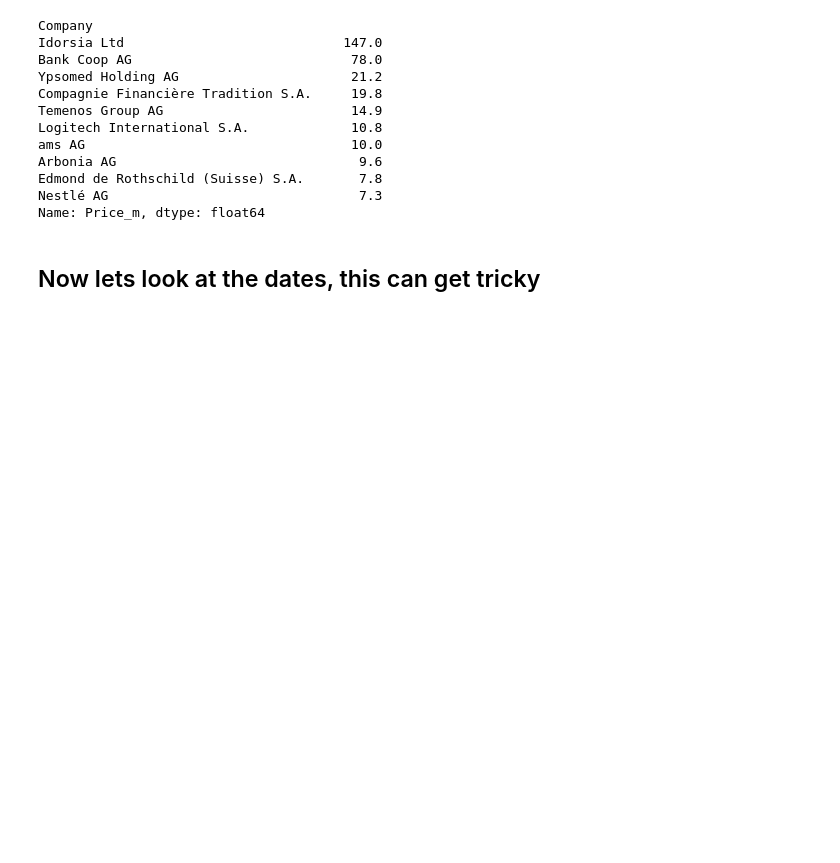
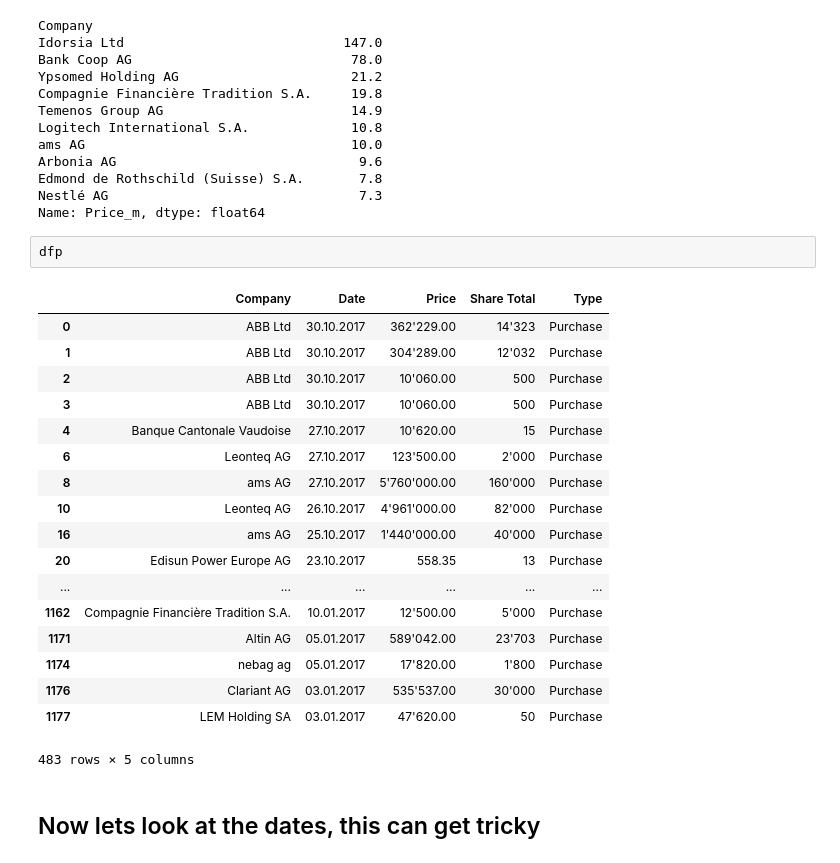
Before and after one commit to barjacks/pythonrecherche, a Jupyter notebook: 08 html, beautifulsoup, pandas intro/03 First steps with Pandas.ipynb, the cells around one changed output. Cells and saved outputs as stored; diff of their text form; blank space fills up the shorter version.

```diff
--- a/08 html, beautifulsoup, pandas intro/03 First steps with Pandas.ipynb
+++ b/08 html, beautifulsoup, pandas intro/03 First steps with Pandas.ipynb
@@ -219,6 +289,27 @@ Arbonia AG                               9.6
 Edmond de Rothschild (Suisse) S.A.       7.8
 Nestlé AG                                7.3
 Name: Price_m, dtype: float64
+# %%
+dfp
+# %% [output]
+|  | Company | Date | Price | Share Total | Type |
+| 0 | ABB Ltd | 30.10.2017 | 362'229.00 | 14'323 | Purchase |
+| 1 | ABB Ltd | 30.10.2017 | 304'289.00 | 12'032 | Purchase |
+| 2 | ABB Ltd | 30.10.2017 | 10'060.00 | 500 | Purchase |
+| 3 | ABB Ltd | 30.10.2017 | 10'060.00 | 500 | Purchase |
+| 4 | Banque Cantonale Vaudoise | 27.10.2017 | 10'620.00 | 15 | Purchase |
+| 6 | Leonteq AG | 27.10.2017 | 123'500.00 | 2'000 | Purchase |
+| 8 | ams AG | 27.10.2017 | 5'760'000.00 | 160'000 | Purchase |
+| 10 | Leonteq AG | 26.10.2017 | 4'961'000.00 | 82'000 | Purchase |
+| 16 | ams AG | 25.10.2017 | 1'440'000.00 | 40'000 | Purchase |
+| 20 | Edisun Power Europe AG | 23.10.2017 | 558.35 | 13 | Purchase |
+| ... | ... | ... | ... | ... | ... |
+| 1162 | Compagnie Financière Tradition S.A. | 10.01.2017 | 12'500.00 | 5'000 | Purchase |
+| 1171 | Altin AG | 05.01.2017 | 589'042.00 | 23'703 | Purchase |
+| 1174 | nebag ag | 05.01.2017 | 17'820.00 | 1'800 | Purchase |
+| 1176 | Clariant AG | 03.01.2017 | 535'537.00 | 30'000 | Purchase |
+| 1177 | LEM Holding SA | 03.01.2017 | 47'620.00 | 50 | Purchase |
+483 rows × 5 columns
 # %% [markdown]
 ## Now lets look at the dates, this can get tricky
 # %%
```
Also changed, not shown: parts of 7 cells of this notebook, 4 other files.
